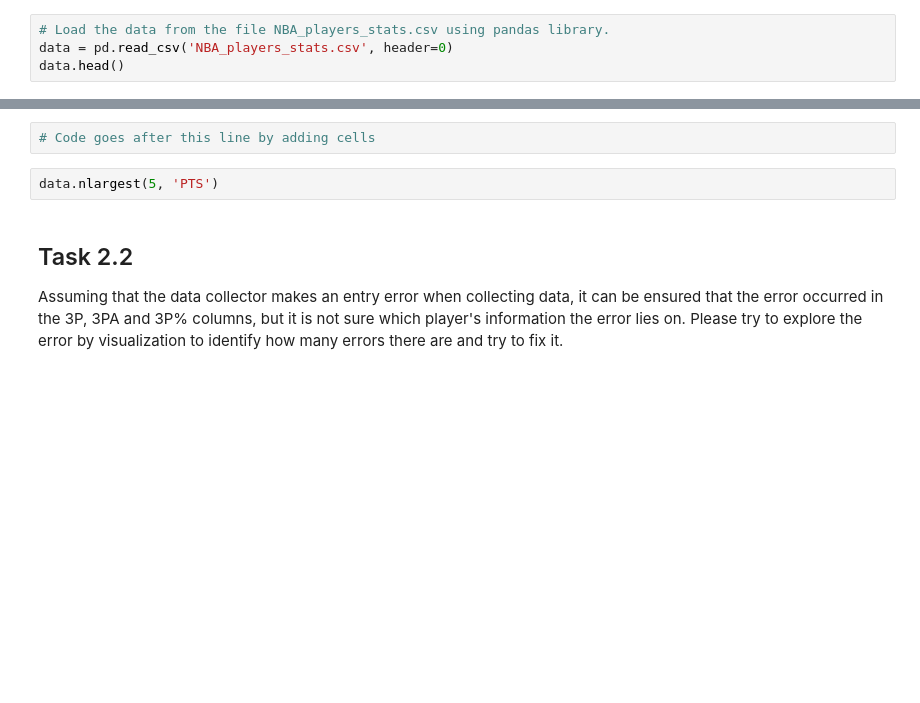
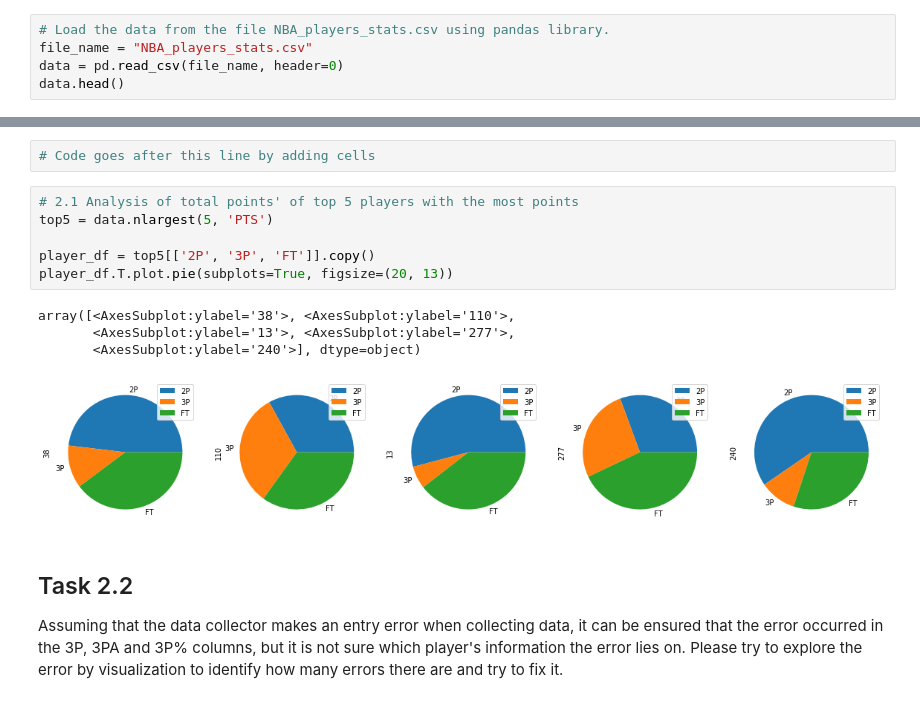
Before and after one commit to abir1997/nba-data-analysis, a Jupyter notebook: s3677701.ipynb, the cells around one changed output, grey strips where cells are left out. Cells and saved outputs as stored; diff of their text form; blank space fills up the shorter version.

```diff
--- a/s3677701.ipynb
+++ b/s3677701.ipynb
@@ -11,5 +11,6 @@ import numpy as np
 import math
 # %%
 # Load the data from the file NBA_players_stats.csv using pandas library.
-data = pd.read_csv('NBA_players_stats.csv', header=0)
+file_name = "NBA_players_stats.csv"
+data = pd.read_csv(file_name, header=0)
 data.head()
@@ -188,8 +216,17 @@ Please replace XXXXX with your dataframe variable.
 Explore the players' total points: Please analyze the composition of the total points of the top five players with the most points.
 # %%
 # Code goes after this line by adding cells
-# %%
-data.nlargest(5, 'PTS')
+# %%
+# 2.1 Analysis of total points' of top 5 players with the most points
+top5 = data.nlargest(5, 'PTS')
+
+player_df = top5[['2P', '3P', 'FT']].copy()
+player_df.T.plot.pie(subplots=True, figsize=(20, 13))
+# %% [output]
+array([<AxesSubplot:ylabel='38'>, <AxesSubplot:ylabel='110'>,
+       <AxesSubplot:ylabel='13'>, <AxesSubplot:ylabel='277'>,
+       <AxesSubplot:ylabel='240'>], dtype=object)
+[figure, added]
 # %% [markdown]
 ## Task 2.2
 Assuming that the data collector makes an entry error when collecting data, it can be ensured that the error occurred in the 3P, 3PA and 3P% columns, but it is not sure which player's information the error lies on. Please try to explore the error by visualization to identify how many errors there are and try to fix it.
```
Also changed, not shown: parts of 3 cells of this notebook, 3 other files.
